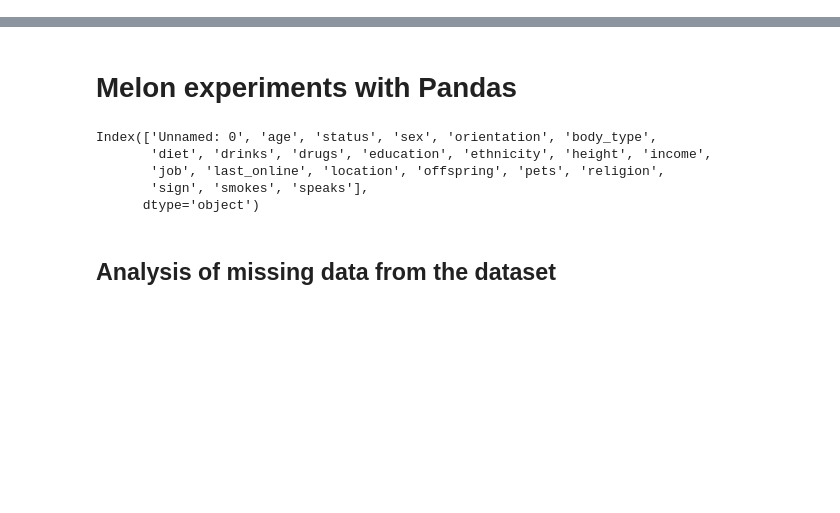
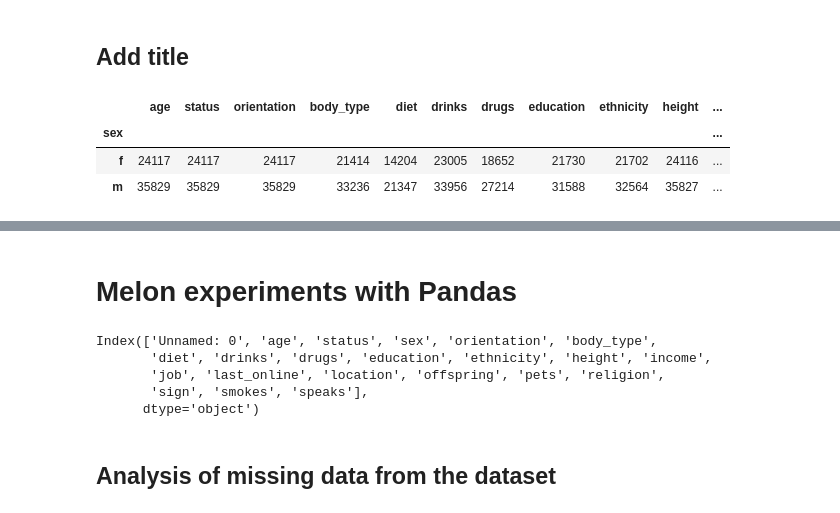
Before and after one commit to HR-Machine-Learning/HR_ML_Project1, a Jupyter notebook: src/01 Data analysis.ipynb, the cells around one changed output, grey strips where cells are left out. Cells and saved outputs as stored; diff of their text form; code cells hidden in the pictures; blank space fills up the shorter version.

```diff
--- a/src/01 Data analysis.ipynb
+++ b/src/01 Data analysis.ipynb
@@ -7,0 +43,10 @@ dataframe = pd.read_csv('../data/okcupid.csv')
+# %%
+total_count = okcupid_profiles.isna().count()
+count_na = okcupid_profiles.isna().sum().sort_values(ascending = False)
+pct_na =(okcupid_profiles.isna().sum()/total_count).sort_values(ascending = False)
+
+pd.options.display.float_format = '{:.1%}'.format
+
+missing_data = pd.concat([count_na, pct_na], axis=1, keys=['Count', 'Percent'])
+# Only show columns with more than 5% missing data
+missing_data[missing_data['Percent']>=0.05].head(20)
@@ -7,0 +77,9 @@ dataframe = pd.read_csv('../data/okcupid.csv')
+# %% [markdown]
+## Add title
+# %%
+okcupid_profiles.groupby('sex').count()
+# %% [output]
+|  | age | status | orientation | body_type | diet | drinks | drugs | education | ethnicity | height | ... |
+| sex |  |  |  |  |  |  |  |  |  |  | ... |
+| f | 24117 | 24117 | 24117 | 21414 | 14204 | 23005 | 18652 | 21730 | 21702 | 24116 | ... |
+| m | 35829 | 35829 | 35829 | 33236 | 21347 | 33956 | 27214 | 31588 | 32564 | 35827 | ... |
```
Also changed, not shown: parts of 12 cells of this notebook.
